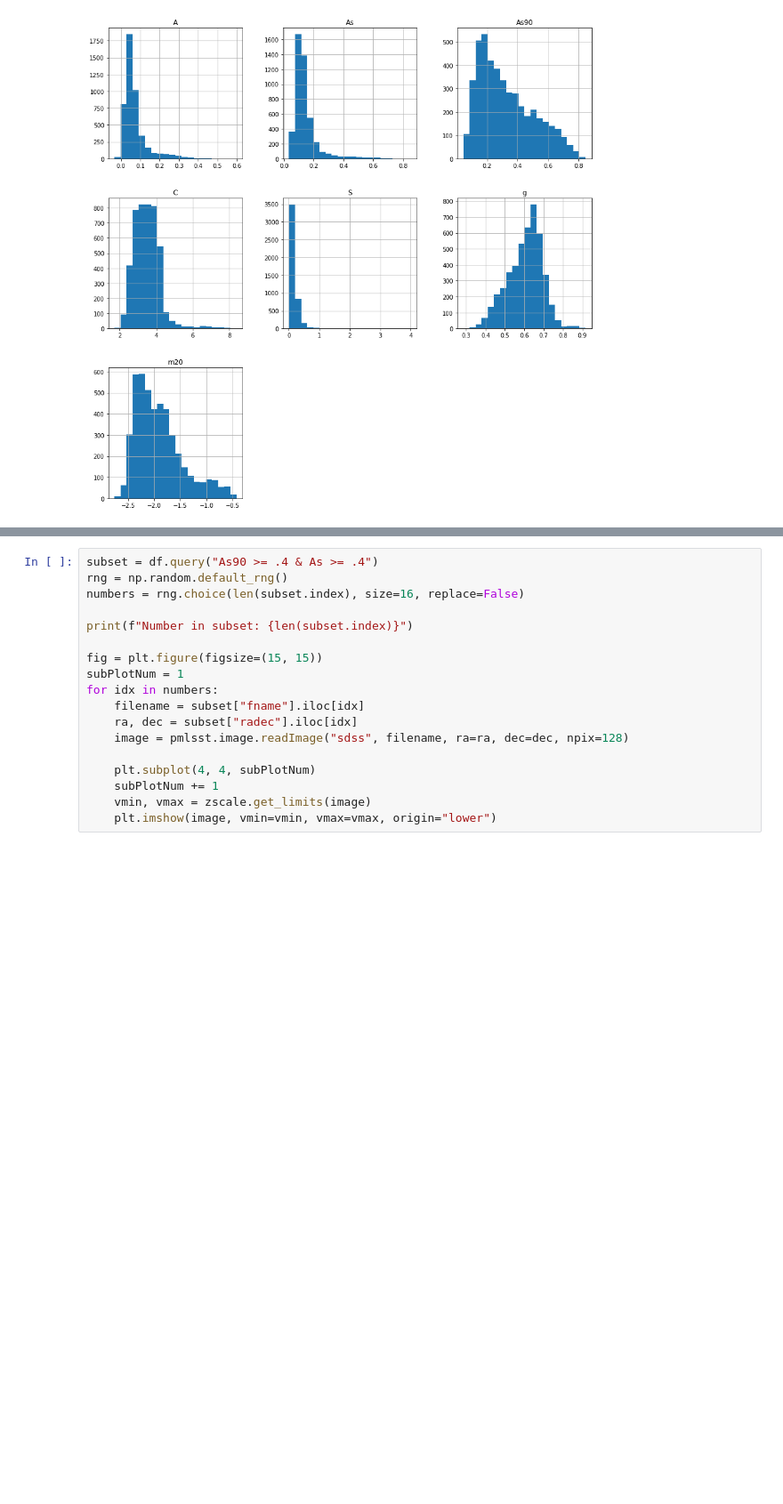
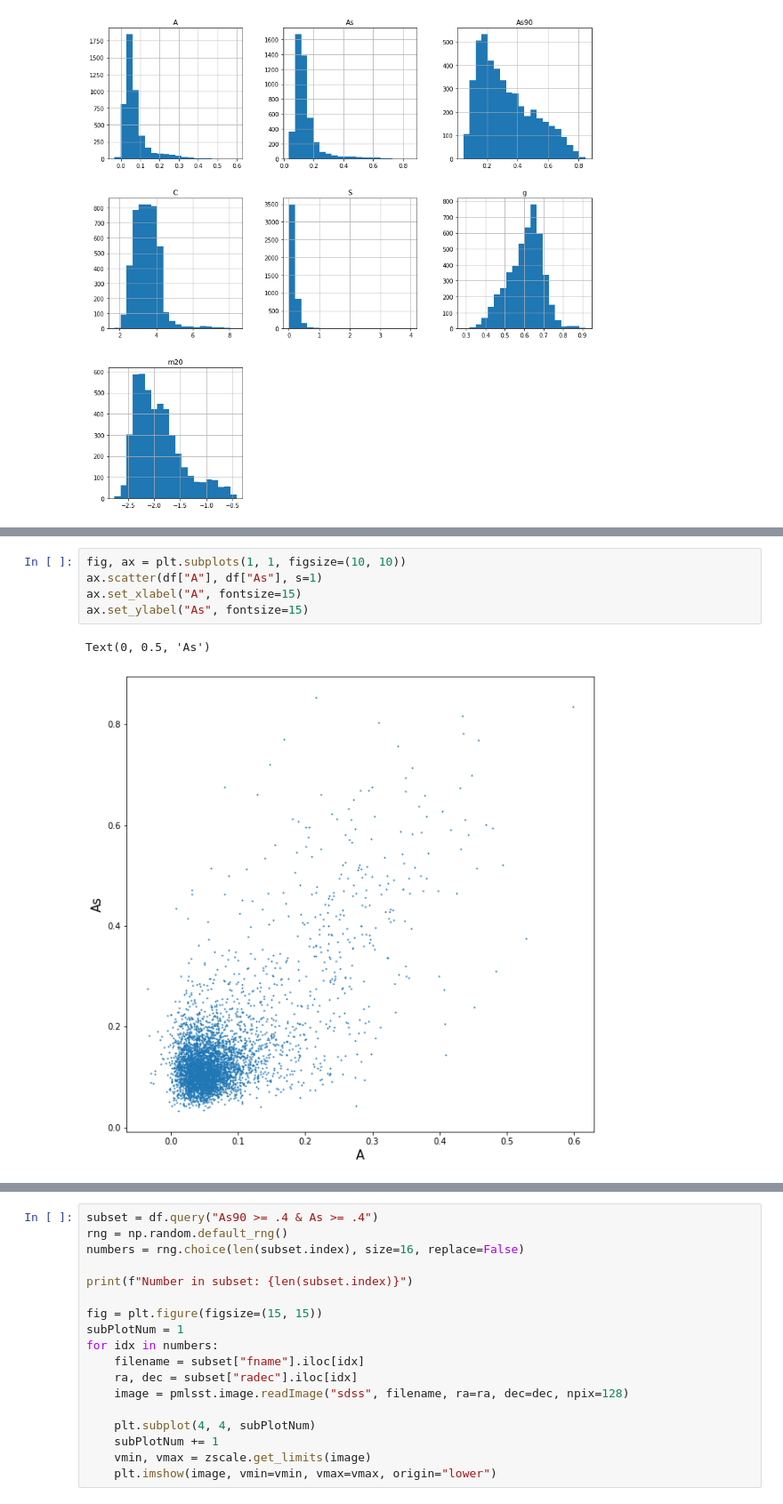
Before and after one commit to lewisfish/PawlikMorph-LSST, a Jupyter notebook: outreach2.ipynb, the cells around one changed output, grey strips where cells are left out. Shown at 89% size. Drawn from its saved outputs; the diff is of its cells as text; blank space fills up the shorter version.

```diff
--- a/outreach2.ipynb
+++ b/outreach2.ipynb
@@ -132,0 +150,8 @@ We introduced the asymmetyry measures A, and As in the last notebook. To refresh
+# %%
+fig, ax = plt.subplots(1, 1, figsize=(10, 10))
+ax.scatter(df["A"], df["As"], s=1)
+ax.set_xlabel("A", fontsize=15)
+ax.set_ylabel("As", fontsize=15)
+# %% [output]
+Text(0, 0.5, 'As')
+[figure, added]
```
Also changed, not shown: parts of 12 cells of this notebook.
